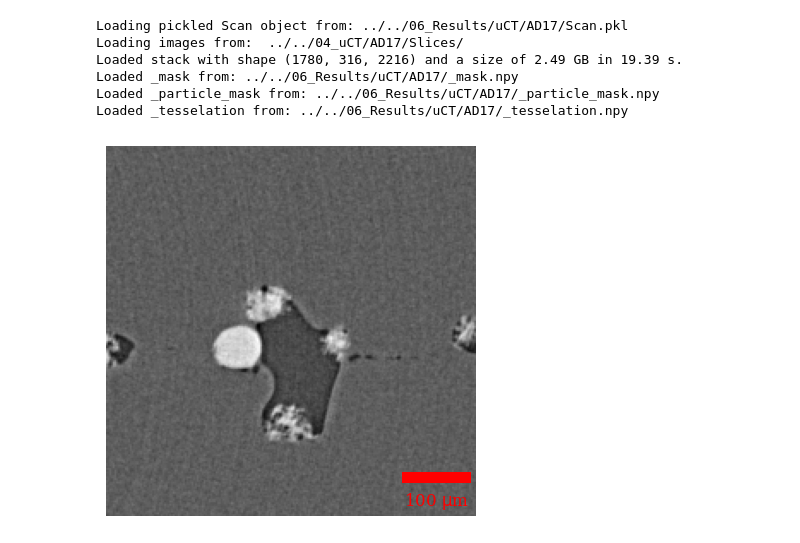
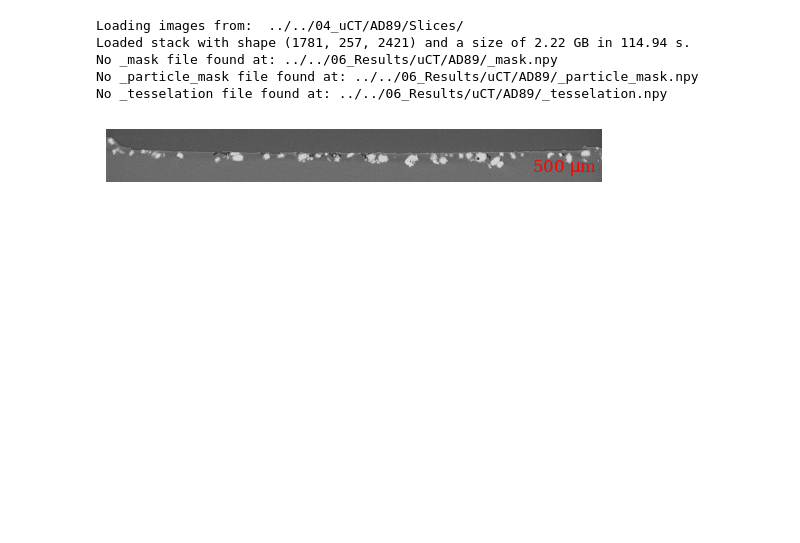
Before and after one commit to Eudoxosfly/Masterthesis, a Jupyter notebook: uCT_analysis/view.ipynb, the cells around one changed output. Saved outputs shown, nothing was run; the diff lists cells and outputs as text; code cells hidden in the pictures; blank space fills up the shorter version.

```diff
--- a/uCT_analysis/view.ipynb
+++ b/uCT_analysis/view.ipynb
@@ -3,14 +3,13 @@
 # %autoreload 2
 from mt.scan import Scan
 # %%
-path = "../../04_uCT/AD17/"
+path = "../../04_uCT/AD89/"
 scan = Scan(path)
 scan.load(logging=True)
 # %% [output]
-Loading pickled Scan object from: ../../06_Results/uCT/AD17/Scan.pkl
-Loading images from:  ../../04_uCT/AD17/Slices/
-Loaded stack with shape (1780, 316, 2216) and a size of 2.49 GB in 19.39 s.
-Loaded _mask from: ../../06_Results/uCT/AD17/_mask.npy
-Loaded _particle_mask from: ../../06_Results/uCT/AD17/_particle_mask.npy
-Loaded _tesselation from: ../../06_Results/uCT/AD17/_tesselation.npy
+Loading images from:  ../../04_uCT/AD89/Slices/
+Loaded stack with shape (1781, 257, 2421) and a size of 2.22 GB in 114.94 s.
+No _mask file found at: ../../06_Results/uCT/AD89/_mask.npy
+No _particle_mask file found at: ../../06_Results/uCT/AD89/_particle_mask.npy
+No _tesselation file found at: ../../06_Results/uCT/AD89/_tesselation.npy
 # %%
@@ -20,9 +19,9 @@ scan.show("y")
 # %%
 scan.export_image("stack",
                   "y",
-                  237,
-                  region_of_interest=[0.65, 0.1, 0.1],
-                  aspect_ratio=1,
-                  fixed_length_type="particles")
+                  810,
+                  # region_of_interest=[0.3, 0.4, 0.5],
+                  aspect_ratio=10,
+                  fixed_length_type="overview")
 # %% [output]
-[figure, old version]
+[figure, new version]
```
Also changed, not shown: parts of 1 cell of this notebook, 9 other files.
